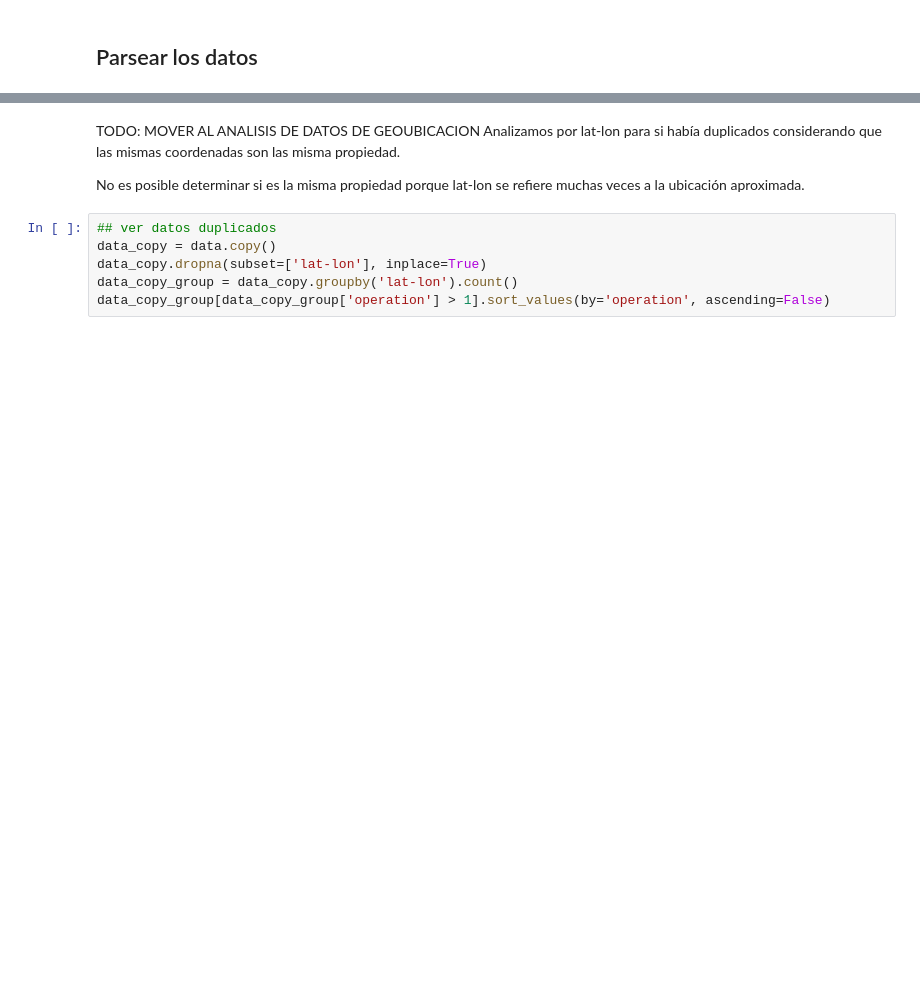
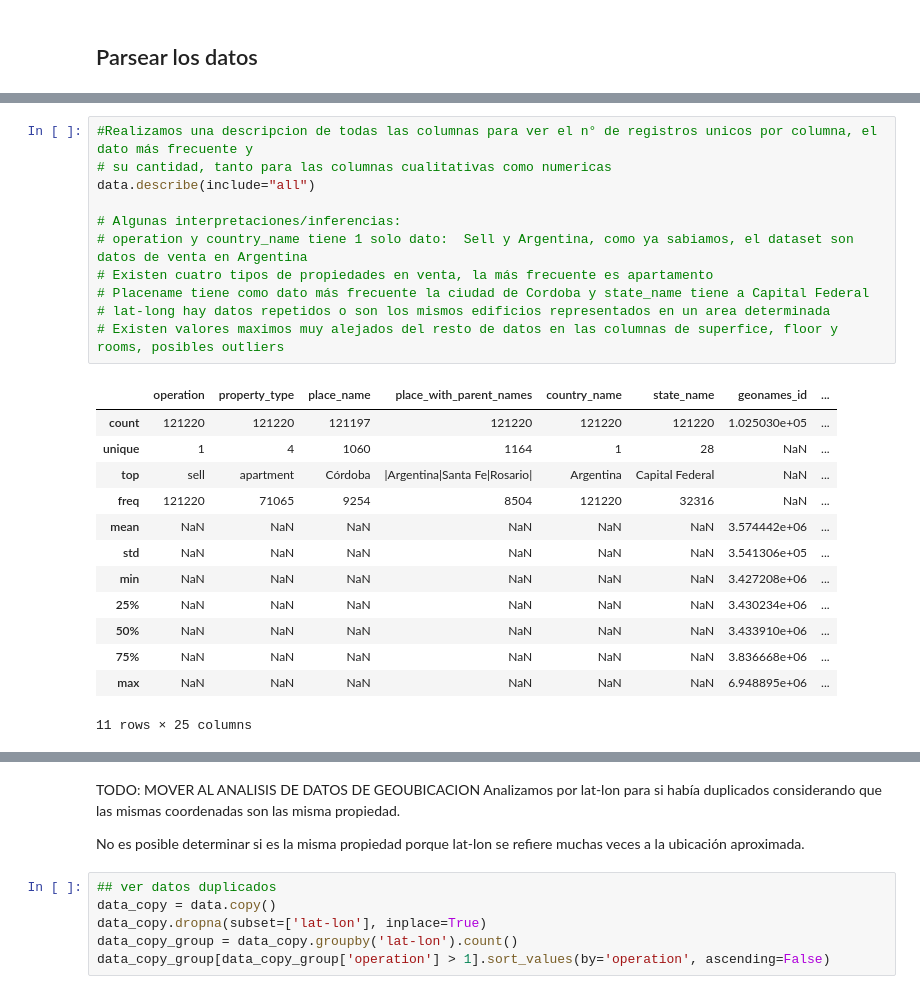
Before and after one commit to LuiosDyet/dh-ds-pi-1, a Jupyter notebook: properatti_data_preparation.ipynb, the cells around one changed output, grey strips where cells are left out. Drawn from its saved outputs; the diff is of its cells as text; blank space fills up the shorter version.

```diff
--- a/properatti_data_preparation.ipynb
+++ b/properatti_data_preparation.ipynb
@@ -72,0 +130,25 @@ data.tail(5)
+# %%
+#Realizamos una descripcion de todas las columnas para ver el n° de registros unicos por columna, el dato más frecuente y
+# su cantidad, tanto para las columnas cualitativas como numericas
+data.describe(include="all")
+
+# Algunas interpretaciones/inferencias:
+# operation y country_name tiene 1 solo dato:  Sell y Argentina, como ya sabiamos, el dataset son datos de venta en Argentina
+# Existen cuatro tipos de propiedades en venta, la más frecuente es apartamento
+# Placename tiene como dato más frecuente la ciudad de Cordoba y state_name tiene a Capital Federal
+# lat-long hay datos repetidos o son los mismos edificios representados en un area determinada
+# Existen valores maximos muy alejados del resto de datos en las columnas de superfice, floor y rooms, posibles outliers
+# %% [output]
+|  | operation | property_type | place_name | place_with_parent_names | country_name | state_name | geonames_id | ... |
+| count | 121220 | 121220 | 121197 | 121220 | 121220 | 121220 | 1.025030e+05 | ... |
+| unique | 1 | 4 | 1060 | 1164 | 1 | 28 | NaN | ... |
+| top | sell | apartment | Córdoba | |Argentina|Santa Fe|Rosario| | Argentina | Capital Federal | NaN | ... |
+| freq | 121220 | 71065 | 9254 | 8504 | 121220 | 32316 | NaN | ... |
+| mean | NaN | NaN | NaN | NaN | NaN | NaN | 3.574442e+06 | ... |
+| std | NaN | NaN | NaN | NaN | NaN | NaN | 3.541306e+05 | ... |
+| min | NaN | NaN | NaN | NaN | NaN | NaN | 3.427208e+06 | ... |
+| 25% | NaN | NaN | NaN | NaN | NaN | NaN | 3.430234e+06 | ... |
+| 50% | NaN | NaN | NaN | NaN | NaN | NaN | 3.433910e+06 | ... |
+| 75% | NaN | NaN | NaN | NaN | NaN | NaN | 3.836668e+06 | ... |
+| max | NaN | NaN | NaN | NaN | NaN | NaN | 6.948895e+06 | ... |
+11 rows × 25 columns
```
Also changed, not shown: parts of 19 cells of this notebook.
